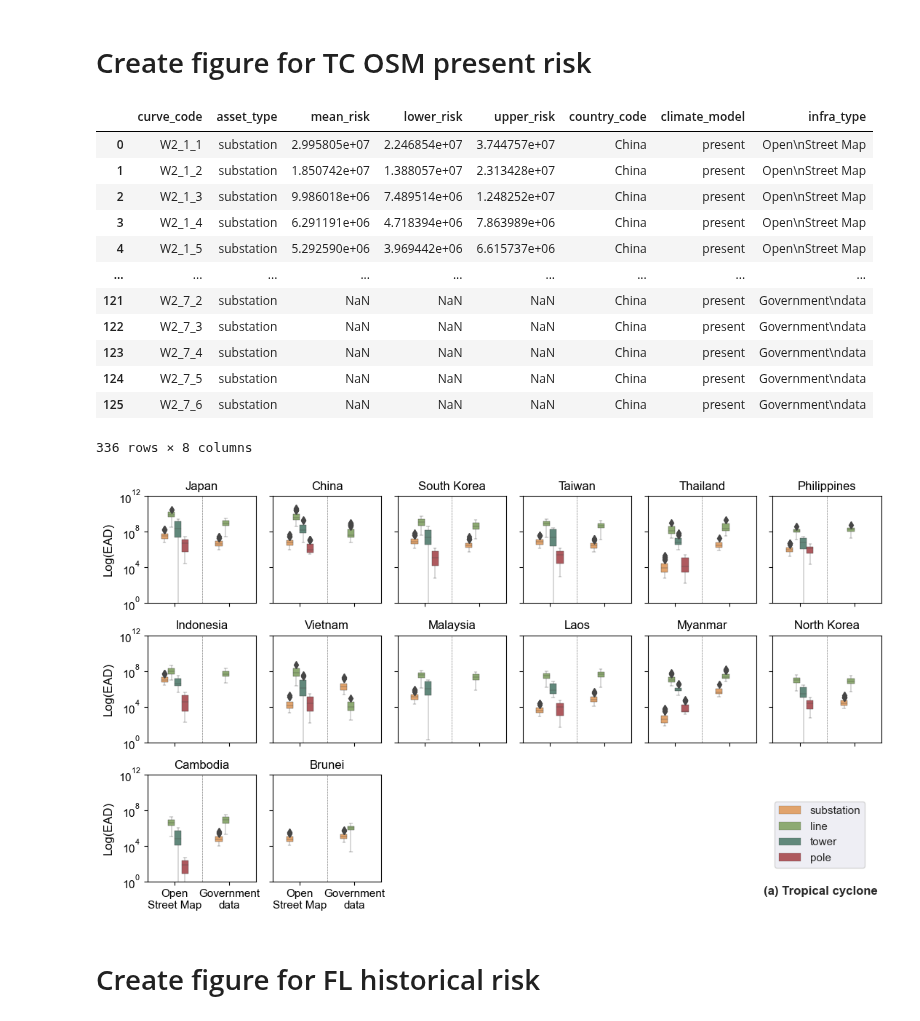
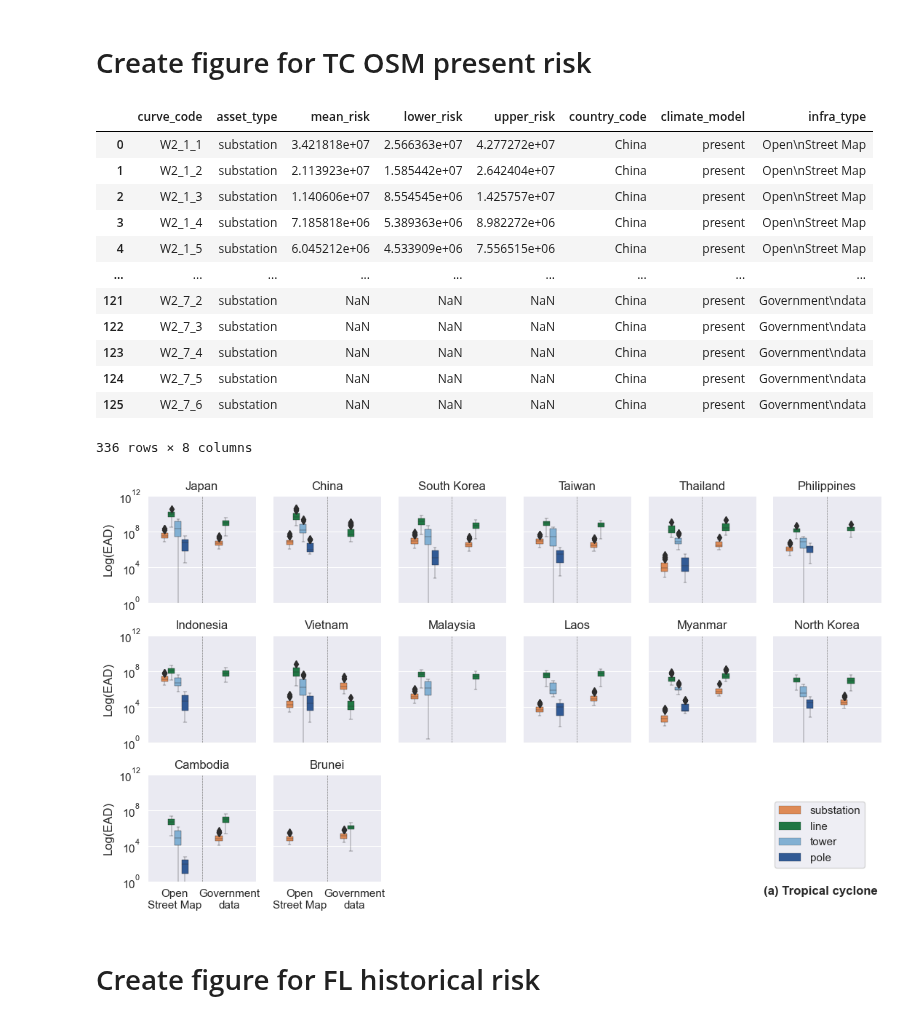
Before and after one commit to Mengqi-Ye/pg_risk_analysis, a Jupyter notebook: figures/Figure 4_EAD.ipynb, the cells around one changed output. Drawn from its saved outputs; the diff is of its cells as text; code cells hidden in the pictures.

```diff
--- a/figures/Figure 4_EAD.ipynb
+++ b/figures/Figure 4_EAD.ipynb
@@ -67,6 +67,8 @@ def restructure_output(hazard_type,infra_type):
                                                                            'THA':'Thailand','VNM':'Vietnam'})
 
         risk_result['infra_type'] = risk_result['infra_type'].replace({'osm':'Open\nStreet Map','gov':'Government\ndata'})
+        columns_to_multiply = ['mean_risk', 'lower_risk', 'upper_risk']
+        risk_result[columns_to_multiply] = risk_result[columns_to_multiply] * 1.142203
 
     return risk_result
 # %%
@@ -97,11 +99,11 @@ tc_risk = pd.concat([tc_osm_risk,tc_gov_risk], axis=0)
 tc_risk.loc['CHN']
 # %% [output]
 |  | curve_code | asset_type | mean_risk | lower_risk | upper_risk | country_code | climate_model | infra_type |
-| 0 | W2_1_1 | substation | 2.995805e+07 | 2.246854e+07 | 3.744757e+07 | China | present | Open\nStreet Map |
-| 1 | W2_1_2 | substation | 1.850742e+07 | 1.388057e+07 | 2.313428e+07 | China | present | Open\nStreet Map |
-| 2 | W2_1_3 | substation | 9.986018e+06 | 7.489514e+06 | 1.248252e+07 | China | present | Open\nStreet Map |
-| 3 | W2_1_4 | substation | 6.291191e+06 | 4.718394e+06 | 7.863989e+06 | China | present | Open\nStreet Map |
-| 4 | W2_1_5 | substation | 5.292590e+06 | 3.969442e+06 | 6.615737e+06 | China | present | Open\nStreet Map |
+| 0 | W2_1_1 | substation | 3.421818e+07 | 2.566363e+07 | 4.277272e+07 | China | present | Open\nStreet Map |
+| 1 | W2_1_2 | substation | 2.113923e+07 | 1.585442e+07 | 2.642404e+07 | China | present | Open\nStreet Map |
+| 2 | W2_1_3 | substation | 1.140606e+07 | 8.554545e+06 | 1.425757e+07 | China | present | Open\nStreet Map |
+| 3 | W2_1_4 | substation | 7.185818e+06 | 5.389363e+06 | 8.982272e+06 | China | present | Open\nStreet Map |
+| 4 | W2_1_5 | substation | 6.045212e+06 | 4.533909e+06 | 7.556515e+06 | China | present | Open\nStreet Map |
 | ... | ... | ... | ... | ... | ... | ... | ... | ... |
 | 121 | W2_7_2 | substation | NaN | NaN | NaN | China | present | Government\ndata |
 | 122 | W2_7_3 | substation | NaN | NaN | NaN | China | present | Government\ndata |
@@ -115,7 +117,9 @@ country_codes = ['JPN','CHN','KOR','TWN','THA','PHL','IDN','VNM','MYS','LAO','MM
 
 fig, axes = plt.subplots(3, 6, figsize=(11,6.2), sharex=True, sharey=False)
 
-my_pal = {"line": "#8CB369", "plant": "#F4E285", "substation": "#F4A259", "tower": "#5B8E7D", "pole": "#BC4B51"}
+#my_pal1 = {"line": "#8CB369", "plant": "#F4E285", "substation": "#F4A259", "tower": "#5B8E7D", "pole": "#BC4B51"}
+my_pal = {"plant": "#F8312E", "substation": "#F5843F", "tower": "#74B2E1", "pole": "#2157A5", "line": "#118642"}
+
 
 for i, country_code in enumerate(country_codes):
     row = i // 6
@@ -124,9 +128,10 @@ for i, country_code in enumerate(country_codes):
 
     tc_country_risk = tc_risk.loc[country_code]
 
-    sns.set_style('darkgrid')
+    #sns.set_style('darkgrid')
 
-    sns.boxplot(data=tc_country_risk, x='infra_type', y='mean_risk', hue='asset_type',width=0.5,linewidth=0.3, palette=my_pal, ax=ax)
+    sns.boxplot(data=tc_country_risk, x='infra_type', y='mean_risk', hue='asset_type',width=0.5,linewidth=0.3,
+                palette=my_pal, ax=ax)
 
     ax.set_xlabel('')
     ax.set_yscale('log')
@@ -141,34 +146,34 @@ for i, country_code in enumerate(country_codes):
     if col == 0:
         ax.set_ylabel('Log(EAD)', fontsize=12)
         ax.yaxis.set_tick_params(labelleft=True)  #display the values of the y-axis coordinates of fist column
     else:
         ax.set_ylabel('')
         ax.yaxis.set_tick_params(labelleft=False)  #do not display the values of the y-axis coordinates of the other columns
 
     if row == 3:
         ax.tick_params(axis='x', which='both', bottom=True, length=2, width=0.2, color='black')
 
     # Add a vertical line in the middle of each subplot
     ax.axvline(x=0.5, color='gray', linestyle='--', linewidth=0.5)
 
 # Remove any remaining empty subplots
 for j in range(len(country_codes), len(axes.flatten())):
     axes.flatten()[j].remove()
 
 plt.tight_layout()
 plt.subplots_adjust(wspace=0.15, hspace=0.3)
 
 # Adjust the coordinates of legend as needed
 legend_position = (5.5, 0.8)
 plt.legend(bbox_to_anchor=legend_position,fontsize=11)
 
 fig.text(0.91, 0.06, "(a) Tropical cyclone", fontsize=12, ha='center',fontweight='bold')
 
 plt.savefig(os.path.join(figure_path,'Figure 4-a OSM & GOV.jpg'),dpi=450)
 
 plt.show()
 # %% [output]
-[figure, old version]
+[figure, new version]
 # %% [markdown]
 # Create figure for FL historical risk
 # %%
```
Also changed, not shown: parts of 4 cells of this notebook, 2 other files.
